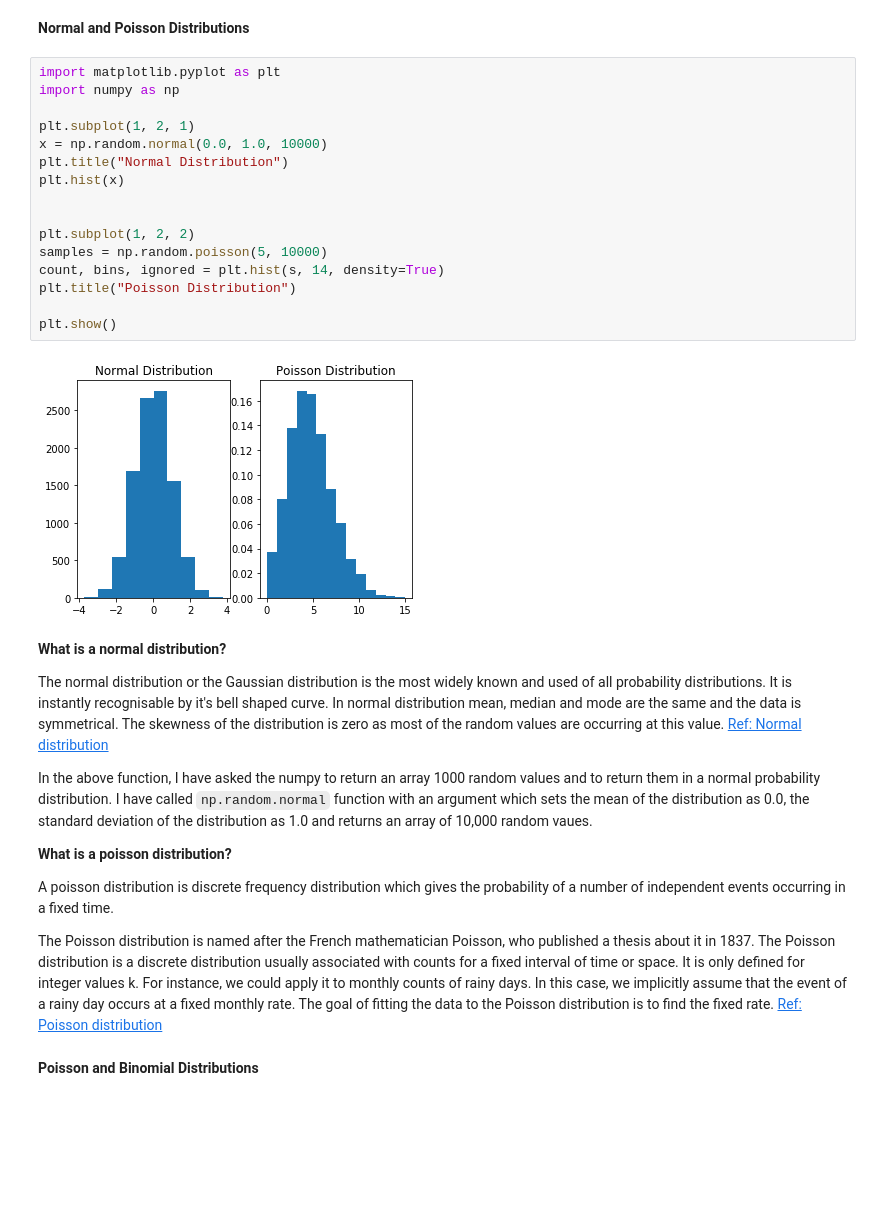
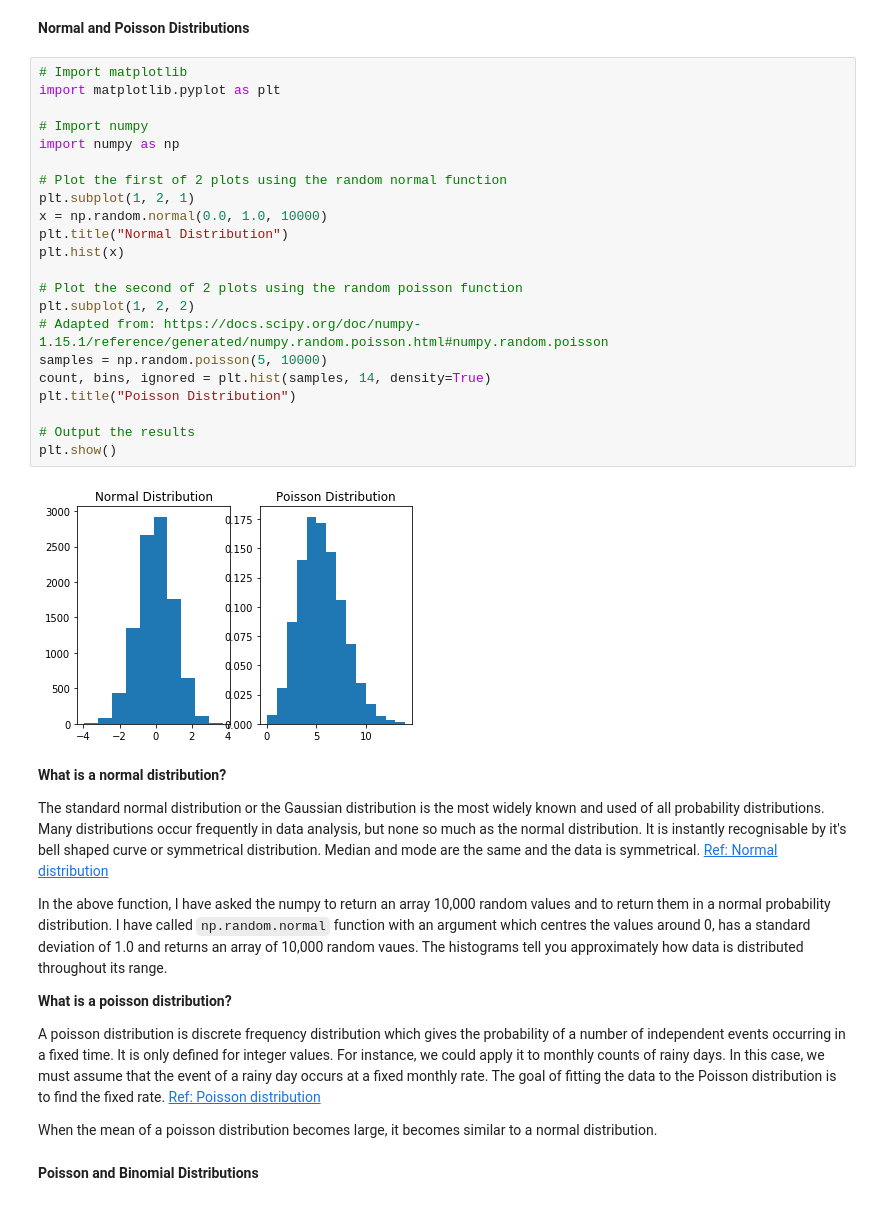
Before and after one commit to fionanealon/numpy-random, a Jupyter notebook: numpy-random.ipynb, the cells around one changed output. Saved outputs shown, nothing was run; the diff lists cells and outputs as text; blank space fills up the shorter version.

Commit message:
updated comments to distributions

````diff
--- a/numpy-random.ipynb
+++ b/numpy-random.ipynb
@@ -255,35 +271,41 @@ The Chi-square test can be used to test whether the observed data differs signif
 # %% [markdown]
 **Normal and Poisson Distributions**
 # %%
+# Import matplotlib
 import matplotlib.pyplot as plt
+
+# Import numpy
 import numpy as np
 
+# Plot the first of 2 plots using the random normal function
 plt.subplot(1, 2, 1)
 x = np.random.normal(0.0, 1.0, 10000)
 plt.title("Normal Distribution")
 plt.hist(x)
 
-
+# Plot the second of 2 plots using the random poisson function
 plt.subplot(1, 2, 2)
+# Adapted from: https://docs.scipy.org/doc/numpy-1.15.1/reference/generated/numpy.random.poisson.html#numpy.random.poisson
 samples = np.random.poisson(5, 10000)
-count, bins, ignored = plt.hist(s, 14, density=True)
+count, bins, ignored = plt.hist(samples, 14, density=True)
 plt.title("Poisson Distribution")
 
+# Output the results
 plt.show()
 # %% [output]
-[figure, old version]
+[figure, new version]
 # %% [markdown]
 **What is a normal distribution?**
 
-The normal distribution or the Gaussian distribution is the most widely known and used of all probability distributions. It is instantly recognisable by it's bell shaped curve. In normal distribution mean, median and mode are the same and the data is symmetrical. The skewness of the distribution is zero as most of the random values are occurring at this value. [Ref: Normal distribution](https://en.wikipedia.org/wiki/Normal_distribution)
+The standard normal distribution or the Gaussian distribution is the most widely known and used of all probability distributions.  Many distributions occur frequently in data analysis, but none so much as the normal distribution. It is instantly recognisable by it's bell shaped curve or symmetrical distribution. Median and mode are the same and the data is symmetrical.  [Ref: Normal distribution](https://en.wikipedia.org/wiki/Normal_distribution)
 
-In the above function, I have asked the numpy to return an array 1000 random values and to return them in a normal probability distribution. I have called ```np.random.normal``` function with an argument which sets the mean of the distribution as 0.0, the standard deviation of the distribution as 1.0 and returns an array of 10,000 random vaues.
+In the above function, I have asked the numpy to return an array 10,000 random values and to return them in a normal probability distribution. I have called ```np.random.normal``` function with an argument which centres the values around 0, has a standard deviation of 1.0 and returns an array of 10,000 random vaues. The histograms tell you approximately how data is distributed throughout its range.
 
 **What is a poisson distribution?**
 
-A poisson distribution is discrete frequency distribution which gives the probability of a number of independent events occurring in a fixed time.
+A poisson distribution is discrete frequency distribution which gives the probability of a number of independent events occurring in a fixed time. It is only defined for integer values. For instance, we could apply it to monthly counts of rainy days. In this case, we must assume that the event of a rainy day occurs at a fixed monthly rate. The goal of fitting the data to the Poisson distribution is to find the fixed rate.  [Ref: Poisson distribution](https://www.packtpub.com/mapt/book/big_data_and_business_intelligence/9781785282287/3/ch03lvl1sec42/fitting-aggregated-counts-to-the-poisson-distribution)
 
-The Poisson distribution is named after the French mathematician Poisson, who published a thesis about it in 1837. The Poisson distribution is a discrete distribution usually associated with counts for a fixed interval of time or space. It is only defined for integer values k. For instance, we could apply it to monthly counts of rainy days. In this case, we implicitly assume that the event of a rainy day occurs at a fixed monthly rate. The goal of fitting the data to the Poisson distribution is to find the fixed rate.   [Ref: Poisson distribution](https://www.packtpub.com/mapt/book/big_data_and_business_intelligence/9781785282287/3/ch03lvl1sec42/fitting-aggregated-counts-to-the-poisson-distribution)
+When the mean of a poisson distribution becomes large, it becomes similar to a normal distribution.
 # %% [markdown]
 **Poisson and Binomial Distributions**
 # %%
````
Also changed, not shown: parts of 92 cells of this notebook.
